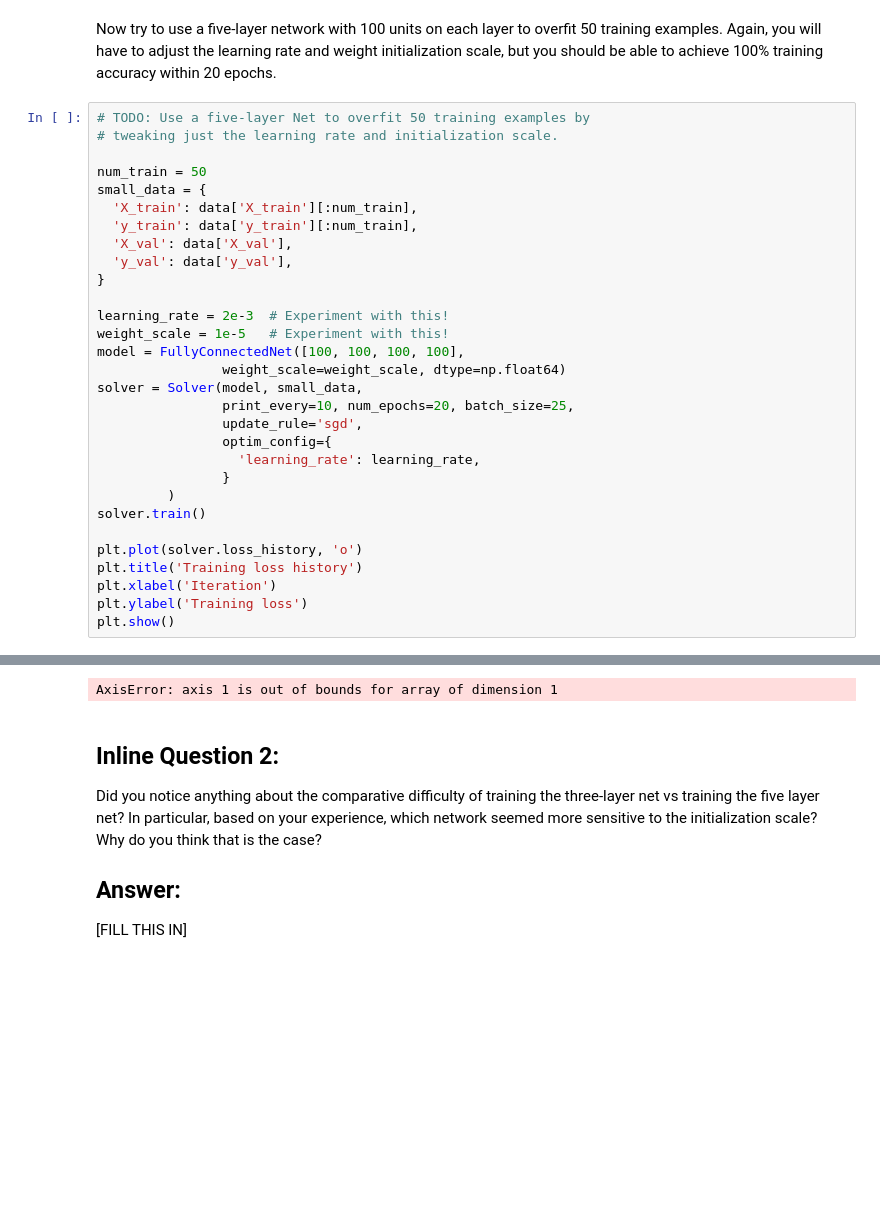
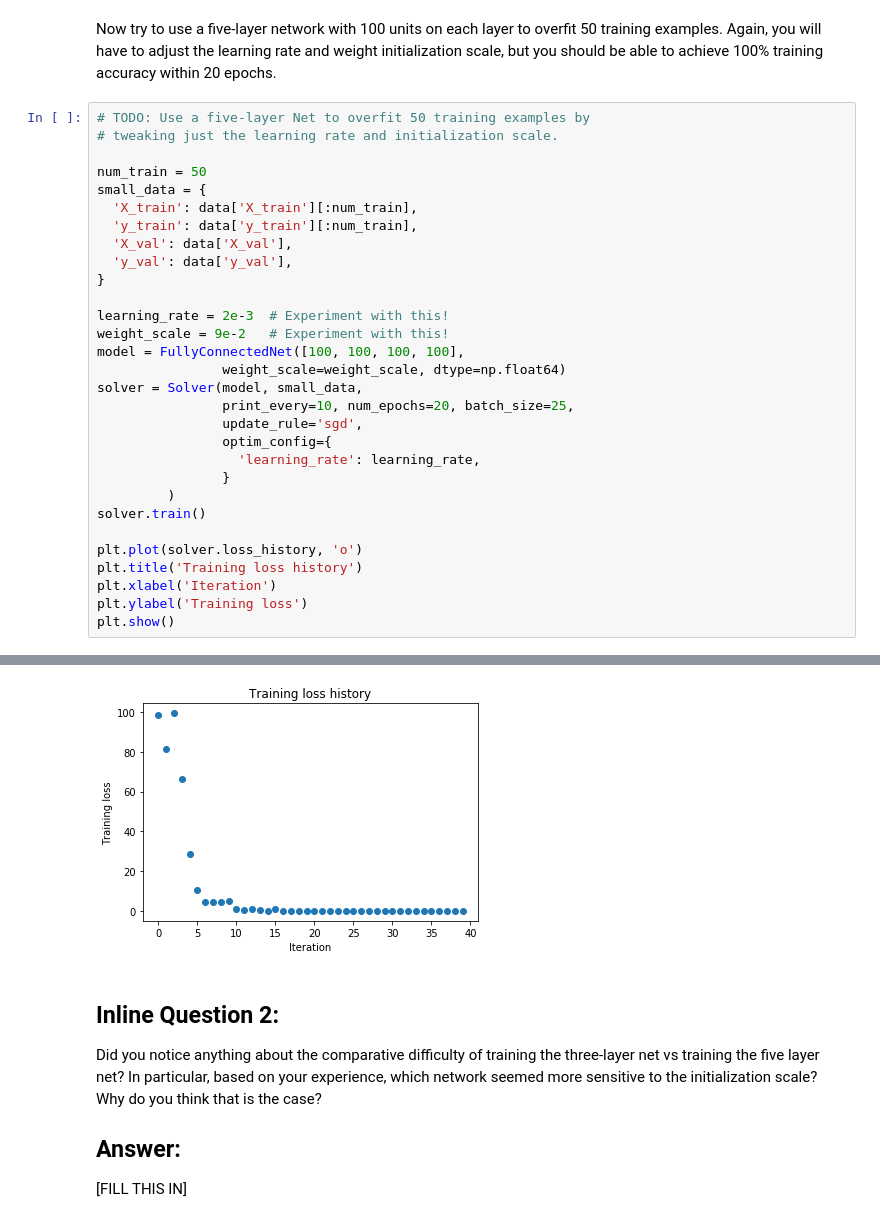
Before and after one commit to ry4nzhu/cs231n-Stanford, a Jupyter notebook: assignment2/FullyConnectedNets.ipynb, the cells around one changed output, grey strips where cells are left out. Drawn from its saved outputs; the diff is of its cells as text; blank space fills up the shorter version.

```diff
--- a/assignment2/FullyConnectedNets.ipynb
+++ b/assignment2/FullyConnectedNets.ipynb
@@ -483,7 +508,7 @@ small_data = {
 }
 
 learning_rate = 2e-3  # Experiment with this!
-weight_scale = 1e-5   # Experiment with this!
+weight_scale = 9e-2   # Experiment with this!
 model = FullyConnectedNet([100, 100, 100, 100],
                 weight_scale=weight_scale, dtype=np.float64)
 solver = Solver(model, small_data,
@@ -505,4 +546,4 @@ plt.show()
-AxisError: axis 1 is out of bounds for array of dimension 1
+[figure, added]
 # %% [markdown]
 ## Inline Question 2:
 Did you notice anything about the comparative difficulty of training the three-layer net vs training the five layer net? In particular, based on your experience, which network seemed more sensitive to the initialization scale? Why do you think that is the case?
```
Also changed, not shown: parts of 6 cells of this notebook, 1 other file.
